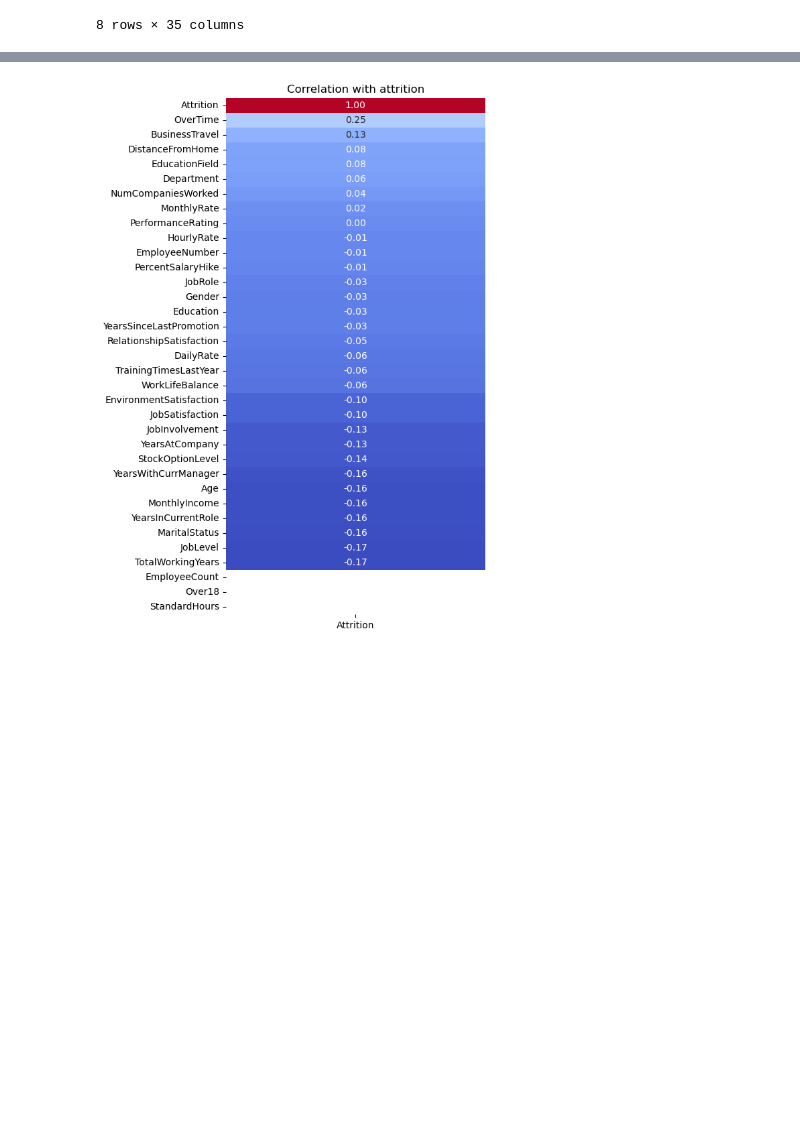
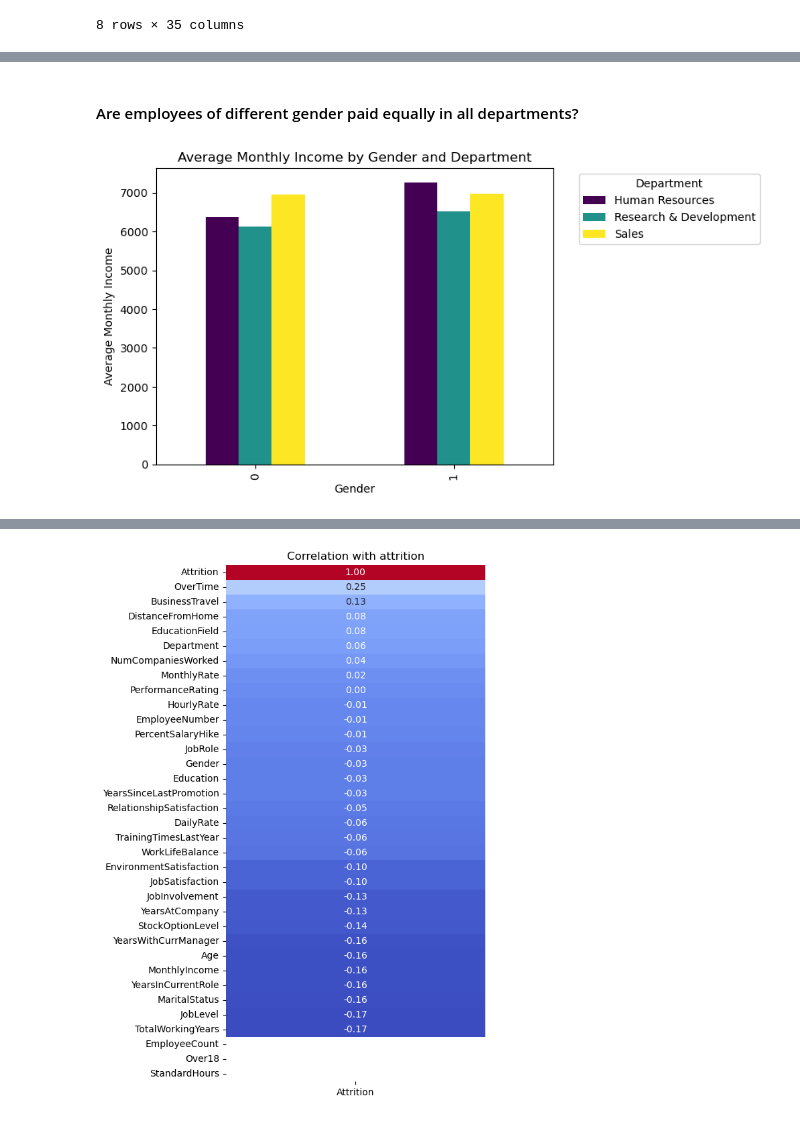
Before and after one commit to cph-mh1088/MP4, a Jupyter notebook: MP4.ipynb, the cells around one changed output, grey strips where cells are left out. Drawn from its saved outputs; the diff is of its cells as text; code cells hidden in the pictures; blank space fills up the shorter version.

```diff
--- a/MP4.ipynb
+++ b/MP4.ipynb
@@ -149,0 +207,17 @@ df.describe()
+# %% [markdown]
+#### Are employees of different gender paid equally in all departments?
+# %%
+# average salary
+average_salary_gender_department = df.groupby(['Gender', 'Department'])['MonthlyIncome'].mean().unstack()
+
+# plot
+ax = average_salary_gender_department.plot(kind='bar', cmap='viridis')
+plt.title('Average Monthly Income by Gender and Department')
+plt.xlabel('Gender')
+plt.ylabel('Average Monthly Income')
+
+# adjusted legend
+plt.legend(title='Department', labels=['Human Resources', 'Research & Development', 'Sales'], bbox_to_anchor=(1.05, 1), loc='upper left')
+plt.show()
+# %% [output]
+[figure, added]
```
Also changed, not shown: parts of 7 cells of this notebook, 2 other files.
